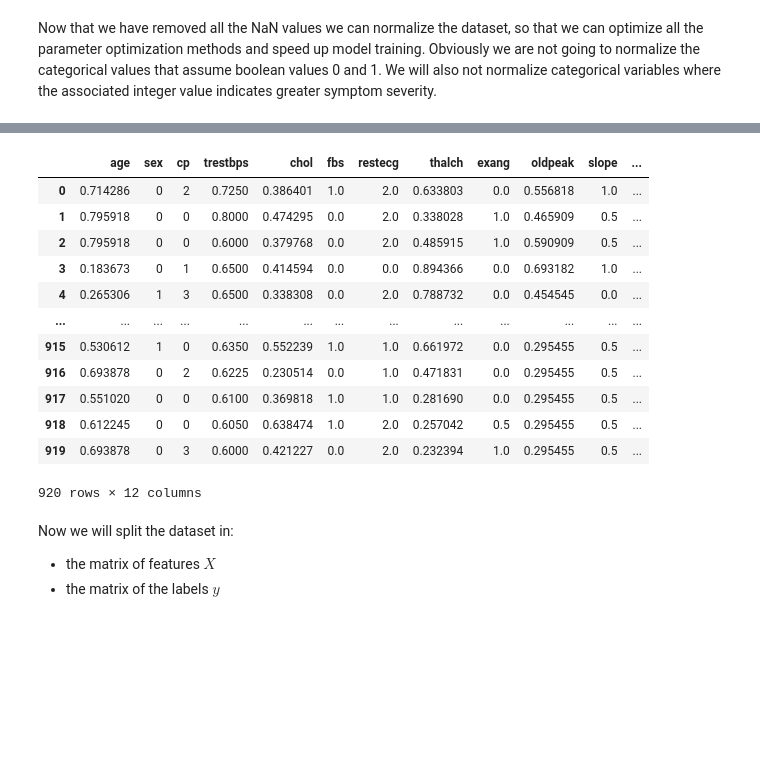
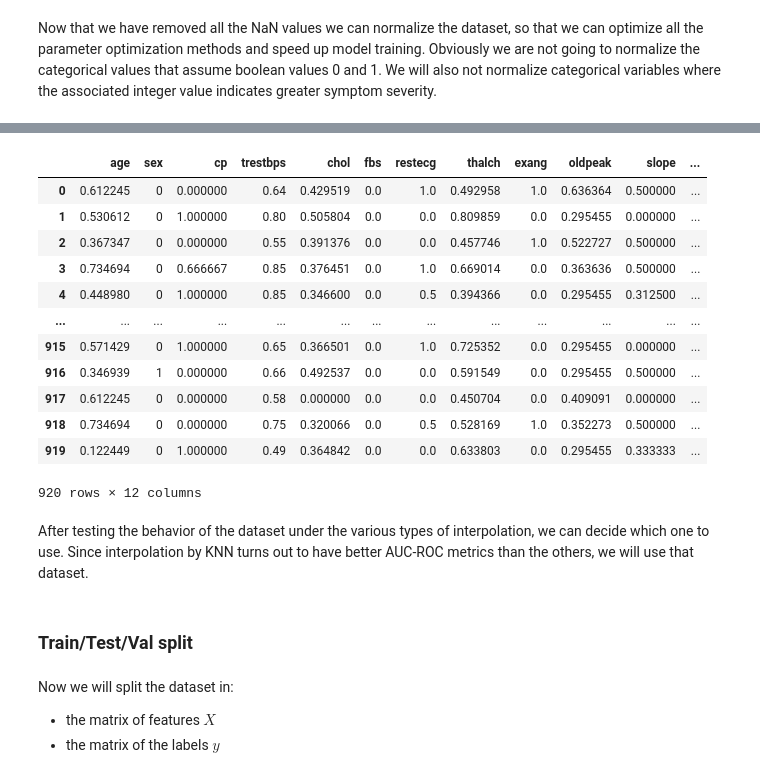
Before and after one commit to marinazanoni/FDS_final, a Jupyter notebook: report.ipynb, the cells around one changed output, grey strips where cells are left out. Cells and saved outputs as stored; diff of their text form; code cells hidden in the pictures; blank space fills up the shorter version.

```diff
--- a/report.ipynb
+++ b/report.ipynb
@@ -250,2 +441,13 @@ dataset
+# %%
+# Retrive the index list
+index_list = dataset1.index.tolist()
+
+# List of the columns to be interpolated
+not_nan_columns = ['slope', 'trestbps', 'fbs', 'chol', 'restecg', 'thalch', 'exang', 'oldpeak']
+
+for column in not_nan_columns:
+  not_nan = dataset1[column].notna()
+  interpolated_values = interp1d(np.array(index_list)[not_nan], dataset1[column][not_nan], kind='linear', fill_value='extrapolate')
+  dataset1[column] = np.where(not_nan, dataset1[column], interpolated_values(index_list))
 # %% [markdown]
 Now we can focus on missing values. In particular, we have decided to interpolate the missing data by the following methodology:
@@ -265,2 +473,11 @@ for column in not_nan_columns:
 # %% [markdown]
 Now that we have removed all the NaN values we can normalize the dataset, so that we can optimize all the parameter optimization methods and speed up model training. Obviously we are not going to normalize the categorical values that assume boolean values 0 and 1. We will also not normalize categorical variables where the associated integer value indicates greater symptom severity.
+# %%
+dataset1["kfold"] = -1
+dataset1 = dataset1.sample(frac=1).reset_index(drop=True)
+y = dataset1["num"].values
+
+df = StratifiedKFold(n_splits=50)
+
+for fold, (train_idx, val_idx) in enumerate(df.split(X=dataset1, y=y)):
+    dataset1.loc[val_idx, "kfold"] = fold
@@ -267,21 +530,33 @@ Now that we have removed all the NaN values we can normalize the dataset, so tha
 # %%
 numerical_columns = ['age', 'trestbps', 'chol', 'thalch', 'oldpeak', 'slope']
 scaler = MinMaxScaler()
-dataset[numerical_columns] = scaler.fit_transform(dataset[numerical_columns])
+dataset1[numerical_columns] = scaler.fit_transform(dataset1[numerical_columns])
+# %%
+from sklearn.preprocessing import LabelEncoder
+
+
+cat_vars = ['cp', 'restecg']
+
+label_encoder = LabelEncoder()
+for col in cat_vars:
+    dataset1[col] = label_encoder.fit_transform(dataset1[col])
+dataset1[cat_vars] = scaler.fit_transform(dataset1[cat_vars])
 # %%
-# How the dataset looks like now
-dataset
+# How the dataset looks like with the linear interpolation
+dataset1
 # %% [output]
 |  | age | sex | cp | trestbps | chol | fbs | restecg | thalch | exang | oldpeak | slope | ... |
-| 0 | 0.714286 | 0 | 2 | 0.7250 | 0.386401 | 1.0 | 2.0 | 0.633803 | 0.0 | 0.556818 | 1.0 | ... |
-| 1 | 0.795918 | 0 | 0 | 0.8000 | 0.474295 | 0.0 | 2.0 | 0.338028 | 1.0 | 0.465909 | 0.5 | ... |
-| 2 | 0.795918 | 0 | 0 | 0.6000 | 0.379768 | 0.0 | 2.0 | 0.485915 | 1.0 | 0.590909 | 0.5 | ... |
-| 3 | 0.183673 | 0 | 1 | 0.6500 | 0.414594 | 0.0 | 0.0 | 0.894366 | 0.0 | 0.693182 | 1.0 | ... |
-| 4 | 0.265306 | 1 | 3 | 0.6500 | 0.338308 | 0.0 | 2.0 | 0.788732 | 0.0 | 0.454545 | 0.0 | ... |
+| 0 | 0.612245 | 0 | 0.000000 | 0.64 | 0.429519 | 0.0 | 1.0 | 0.492958 | 1.0 | 0.636364 | 0.500000 | ... |
+| 1 | 0.530612 | 0 | 1.000000 | 0.80 | 0.505804 | 0.0 | 0.0 | 0.809859 | 0.0 | 0.295455 | 0.000000 | ... |
+| 2 | 0.367347 | 0 | 0.000000 | 0.55 | 0.391376 | 0.0 | 0.0 | 0.457746 | 1.0 | 0.522727 | 0.500000 | ... |
+| 3 | 0.734694 | 0 | 0.666667 | 0.85 | 0.376451 | 0.0 | 1.0 | 0.669014 | 0.0 | 0.363636 | 0.500000 | ... |
+| 4 | 0.448980 | 0 | 1.000000 | 0.85 | 0.346600 | 0.0 | 0.5 | 0.394366 | 0.0 | 0.295455 | 0.312500 | ... |
 | ... | ... | ... | ... | ... | ... | ... | ... | ... | ... | ... | ... | ... |
-| 915 | 0.530612 | 1 | 0 | 0.6350 | 0.552239 | 1.0 | 1.0 | 0.661972 | 0.0 | 0.295455 | 0.5 | ... |
-| 916 | 0.693878 | 0 | 2 | 0.6225 | 0.230514 | 0.0 | 1.0 | 0.471831 | 0.0 | 0.295455 | 0.5 | ... |
-| 917 | 0.551020 | 0 | 0 | 0.6100 | 0.369818 | 1.0 | 1.0 | 0.281690 | 0.0 | 0.295455 | 0.5 | ... |
-| 918 | 0.612245 | 0 | 0 | 0.6050 | 0.638474 | 1.0 | 2.0 | 0.257042 | 0.5 | 0.295455 | 0.5 | ... |
-| 919 | 0.693878 | 0 | 3 | 0.6000 | 0.421227 | 0.0 | 2.0 | 0.232394 | 1.0 | 0.295455 | 0.5 | ... |
+| 915 | 0.571429 | 0 | 1.000000 | 0.65 | 0.366501 | 0.0 | 1.0 | 0.725352 | 0.0 | 0.295455 | 0.000000 | ... |
+| 916 | 0.346939 | 1 | 0.000000 | 0.66 | 0.492537 | 0.0 | 0.0 | 0.591549 | 0.0 | 0.295455 | 0.500000 | ... |
+| 917 | 0.612245 | 0 | 0.000000 | 0.58 | 0.000000 | 0.0 | 0.0 | 0.450704 | 0.0 | 0.409091 | 0.000000 | ... |
+| 918 | 0.734694 | 0 | 0.000000 | 0.75 | 0.320066 | 0.0 | 0.5 | 0.528169 | 1.0 | 0.352273 | 0.500000 | ... |
+| 919 | 0.122449 | 0 | 1.000000 | 0.49 | 0.364842 | 0.0 | 0.0 | 0.633803 | 0.0 | 0.295455 | 0.333333 | ... |
 920 rows × 12 columns
+# %% [markdown]
+After testing the behavior of the dataset under the various types of interpolation, we can decide which one to use. Since interpolation by KNN turns out to have better AUC-ROC metrics than the others, we will use that dataset.
@@ -288,3 +565,5 @@ dataset
+# %% [markdown]
+### Train/Test/Val split
 # %% [markdown]
 Now we will split the dataset in:
 - the matrix of features $X$
```
Also changed, not shown: parts of 103 cells of this notebook.
